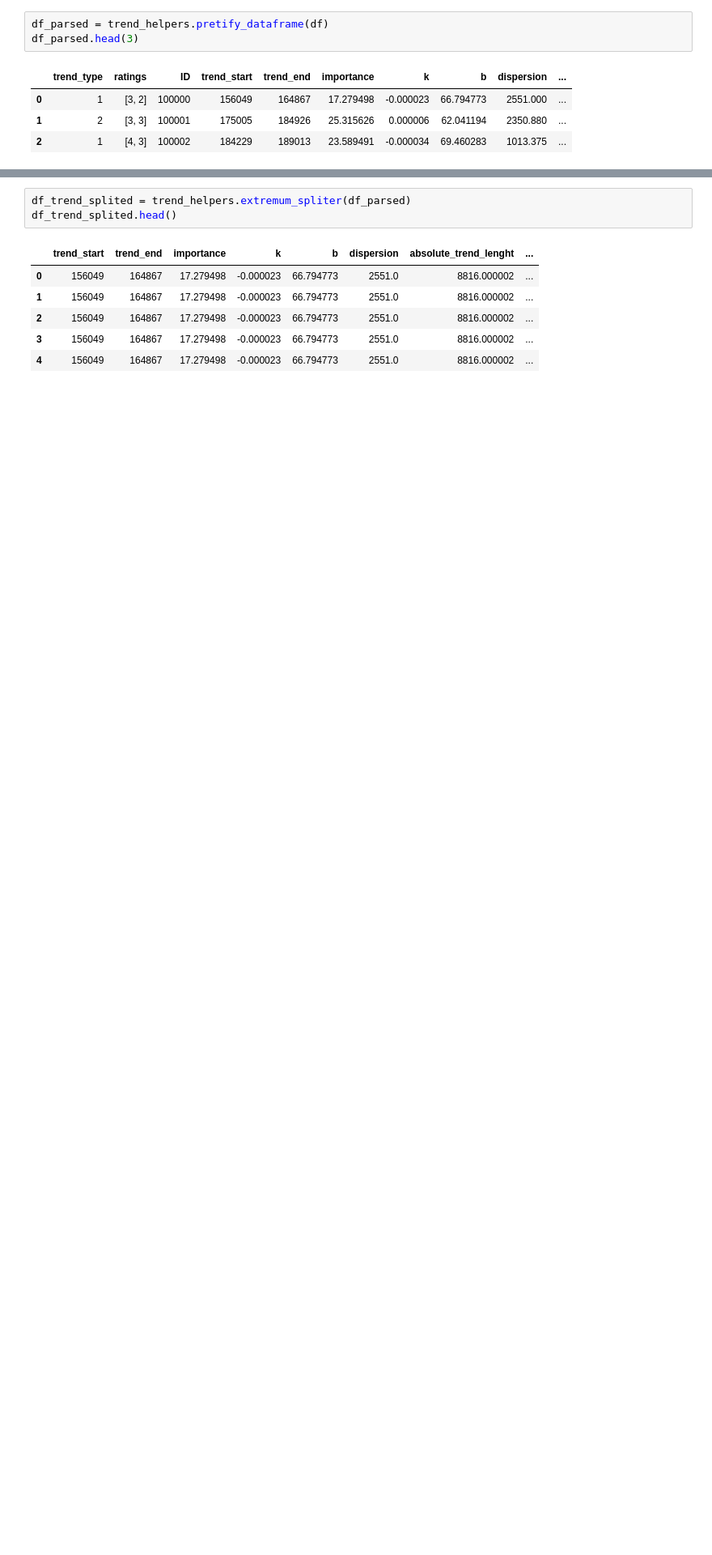
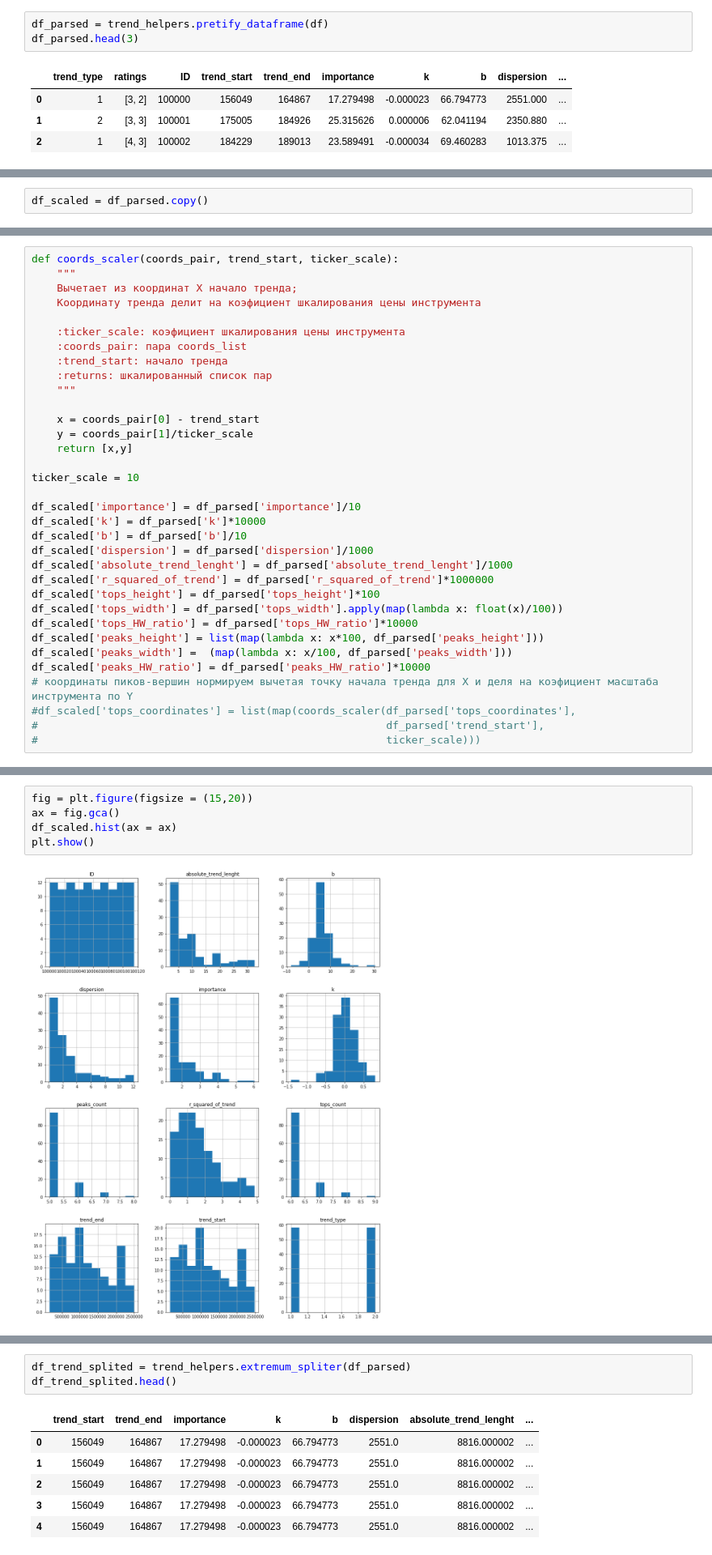
Before and after one commit to trendsearcher/trends, a Jupyter notebook: shit_for_ml1/Advanced_trend_classifier.ipynb, the cells around one changed output, grey strips where cells are left out. Shown at 81% size. Saved outputs shown, nothing was run; the diff lists cells and outputs as text; blank space fills up the shorter version.

Commit message:
Started scaling of trend DF. Doesnt work yet.

```diff
--- a/shit_for_ml1/Advanced_trend_classifier.ipynb
+++ b/shit_for_ml1/Advanced_trend_classifier.ipynb
@@ -55,0 +58,2 @@ df_parsed.iloc[1,1]
+# %%
+df_scaled = df_parsed.copy()
@@ -55,0 +64,34 @@ df_parsed.iloc[1,1]
+# %%
+def coords_scaler(coords_pair, trend_start, ticker_scale):
+    """
+    Вычетает из координат Х начало тренда;
+    Координату тренда делит на коэфициент шкалирования цены инструмента
+
+    :ticker_scale: коэфициент шкалирования цены инструмента
+    :coords_pair: пара coords_list
+    :trend_start: начало тренда
+    :returns: шкалированный список пар
+    """
+
+    x = coords_pair[0] - trend_start
+    y = coords_pair[1]/ticker_scale
+    return [x,y]
+
+ticker_scale = 10
+
+df_scaled['importance'] = df_parsed['importance']/10
+df_scaled['k'] = df_parsed['k']*10000
+df_scaled['b'] = df_parsed['b']/10
+df_scaled['dispersion'] = df_parsed['dispersion']/1000
+df_scaled['absolute_trend_lenght'] = df_parsed['absolute_trend_lenght']/1000
+df_scaled['r_squared_of_trend'] = df_parsed['r_squared_of_trend']*1000000
+df_scaled['tops_height'] = df_parsed['tops_height']*100
+df_scaled['tops_width'] = df_parsed['tops_width'].apply(map(lambda x: float(x)/100))
+df_scaled['tops_HW_ratio'] = df_parsed['tops_HW_ratio']*10000
+df_scaled['peaks_height'] = list(map(lambda x: x*100, df_parsed['peaks_height']))
+df_scaled['peaks_width'] =  (map(lambda x: x/100, df_parsed['peaks_width']))
+df_scaled['peaks_HW_ratio'] = df_parsed['peaks_HW_ratio']*10000
+# координаты пиков-вершин нормируем вычетая точку начала тренда для X и деля на коэфициент масштаба инструмента по Y
+#df_scaled['tops_coordinates'] = list(map(coords_scaler(df_parsed['tops_coordinates'],
+#                                                       df_parsed['trend_start'],
+#                                                       ticker_scale)))
@@ -55,0 +120,7 @@ df_parsed.iloc[1,1]
+# %%
+fig = plt.figure(figsize = (15,20))
+ax = fig.gca()
+df_scaled.hist(ax = ax)
+plt.show()
+# %% [output]
+[figure, added]
```
Also changed, not shown: parts of 12 cells of this notebook.
